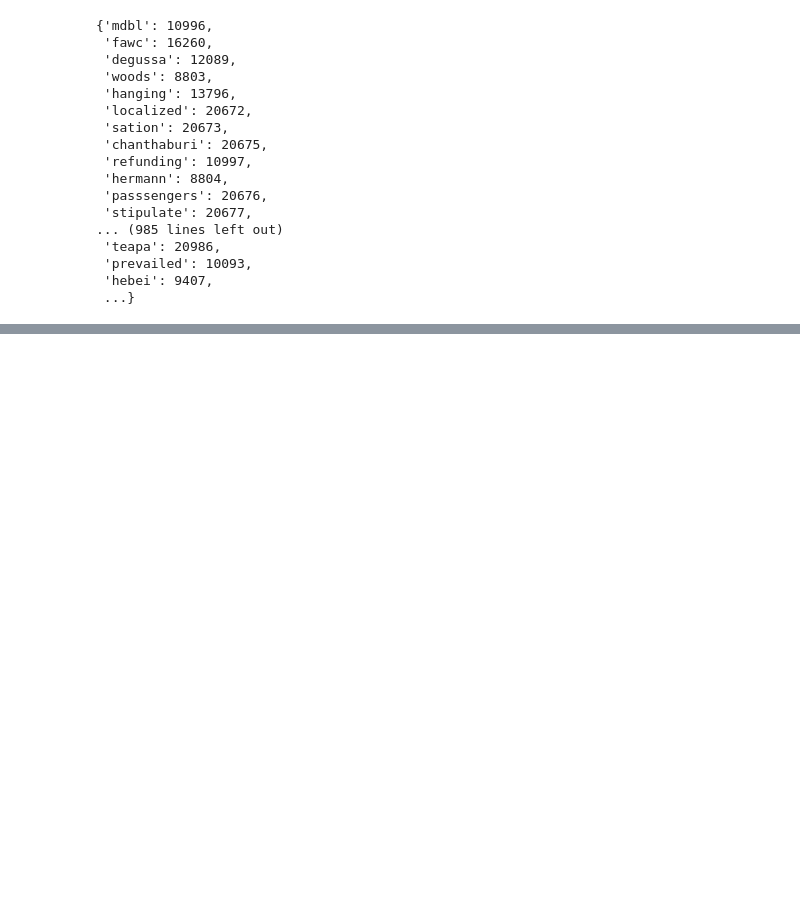
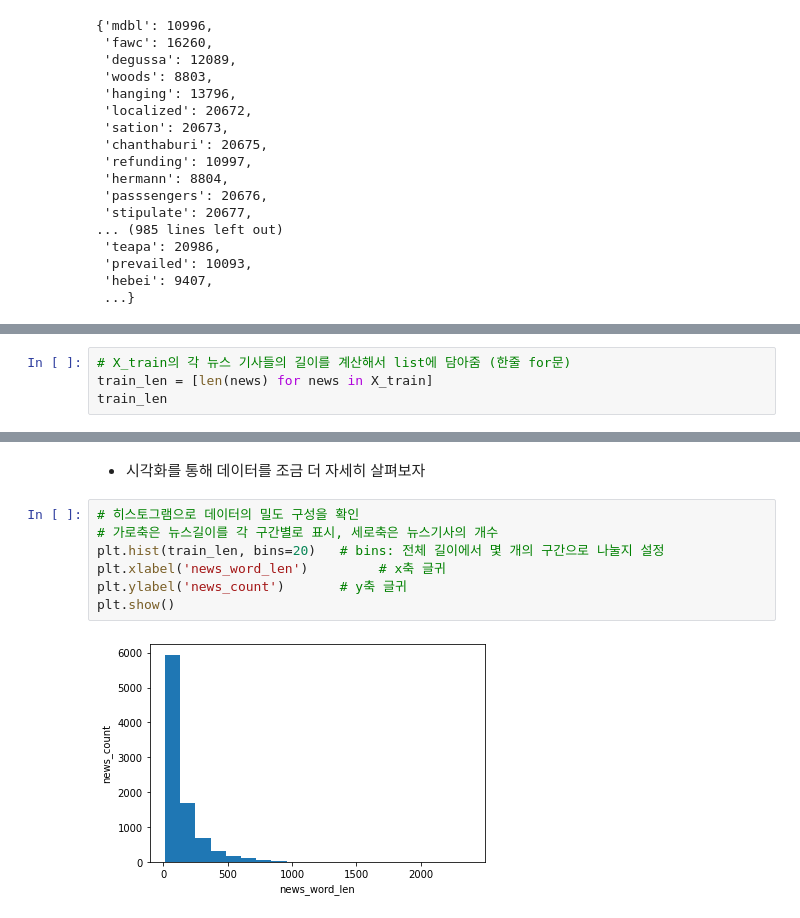
Before and after one commit to ldk7024/Deep_Learning_Study, a Jupyter notebook: 21_07_23_로이터_뉴스_카테고리_분류하기(RNN).ipynb, the cells around one changed output, grey strips where cells are left out. Saved outputs shown, nothing was run; the diff lists cells and outputs as text; blank space fills up the shorter version.

```diff
--- a/21_07_23_로이터_뉴스_카테고리_분류하기(RNN).ipynb
+++ b/21_07_23_로이터_뉴스_카테고리_분류하기(RNN).ipynb
@@ -95,0 +200,4 @@ Downloading data from https://storage.googleapis.com/tensorflow/tf-keras-dataset
+# %%
+# X_train의 각 뉴스 기사들의 길이를 계산해서 list에 담아줌 (한줄 for문)
+train_len = [len(news) for news in X_train]
+train_len
@@ -95,0 +234,11 @@ Downloading data from https://storage.googleapis.com/tensorflow/tf-keras-dataset
+# %% [markdown]
+- 시각화를 통해 데이터를 조금 더 자세히 살펴보자
+# %%
+# 히스토그램으로 데이터의 밀도 구성을 확인
+# 가로축은 뉴스길이를 각 구간별로 표시, 세로축은 뉴스기사의 개수
+plt.hist(train_len, bins=20)   # bins: 전체 길이에서 몇 개의 구간으로 나눌지 설정
+plt.xlabel('news_word_len')         # x축 글귀
+plt.ylabel('news_count')       # y축 글귀
+plt.show()
+# %% [output]
+[figure, added]
```
Also changed, not shown: parts of 38 cells of this notebook.
